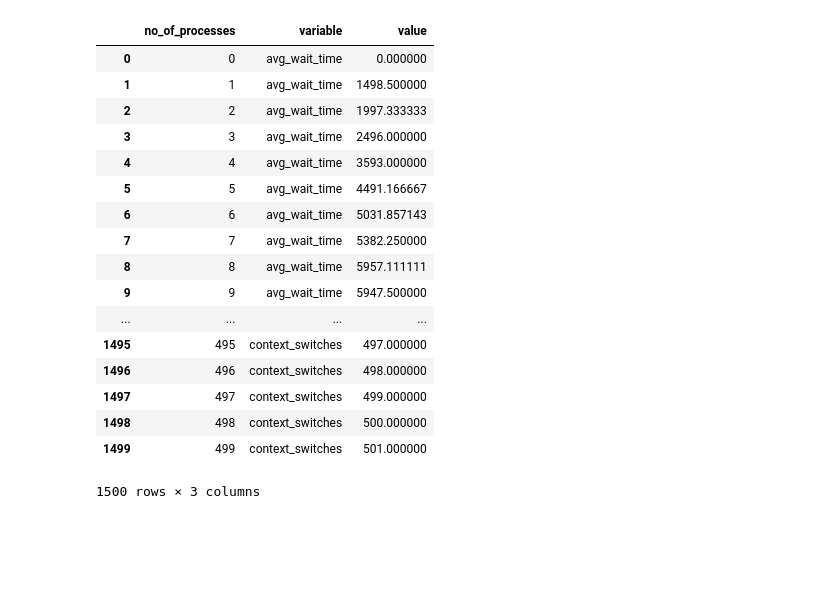
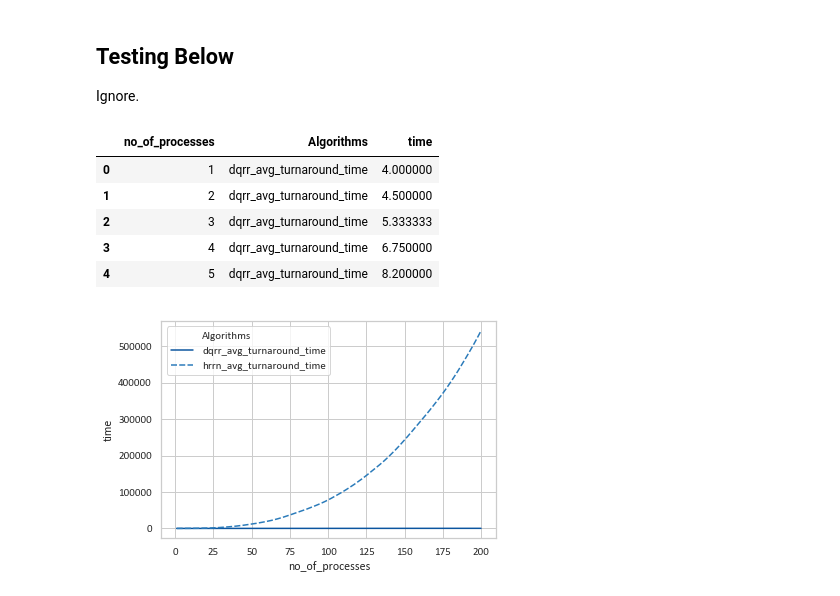
Before and after one commit to kainspraveen/IODTSRR-RRHRRN, a Jupyter notebook: Graphing/Plotter.ipynb, the cells around one changed output. Drawn from its saved outputs; the diff is of its cells as text; code cells hidden in the pictures; blank space fills up the shorter version.

Commit message:
#3 PLOTTER COMPLETE Produces a total of 18 graphs. Note that presently generated graphs and csvs are incorrect and only serve to demonstrate the functionality of the plotter.

```diff
--- a/Graphing/Plotter.ipynb
+++ b/Graphing/Plotter.ipynb
@@ -6,5 +7,5 @@ import matplotlib.pyplot as plt
 # %%
-files = [f for f in os.listdir('.') if os.path.isfile(f)]
-files.remove('Plotter.ipynb')
-files
+allfiles = [f for f in os.listdir('.') if os.path.isfile(f)]
+allfiles.remove('Plotter.ipynb')
+allfiles
 # %% [output]
@@ -16,0 +29,7 @@ files
+# %%
+#csv files
+files=[]
+for file in allfiles:
+    if file.split('.')[1]=='csv':
+        files.append(file)
+files
@@ -55,0 +82,4 @@ df_500_dec_z
+# %%
+TATcols=['dqrr_avg_turnaround_time', 'hrrn_avg_turnaround_time','no_of_processes']
+WTcols=['dqrr_avg_wait_time', 'hrrn_avg_wait_time','no_of_processes']
+CScols=['dqrr_context_switches', 'hrrn_context_switches','no_of_processes']
@@ -56,22 +164,14 @@ df_500_dec_z
+# %% [markdown]
+## Testing Below
+Ignore.
 # %%
-melt0=pd.melt(dfs.get(df_names[0]), id_vars='no_of_processes')
-melt0
+meltable=dfs.get(df_names[0])[TATcols]
+melt0=pd.melt(meltable, id_vars='no_of_processes', value_name='time',var_name='Algorithms')
+melt0.head()
 # %% [output]
-|  | no_of_processes | variable | value |
-| 0 | 0 | avg_wait_time | 0.000000 |
-| 1 | 1 | avg_wait_time | 1498.500000 |
-| 2 | 2 | avg_wait_time | 1997.333333 |
-| 3 | 3 | avg_wait_time | 2496.000000 |
-| 4 | 4 | avg_wait_time | 3593.000000 |
-| 5 | 5 | avg_wait_time | 4491.166667 |
-| 6 | 6 | avg_wait_time | 5031.857143 |
-| 7 | 7 | avg_wait_time | 5382.250000 |
-| 8 | 8 | avg_wait_time | 5957.111111 |
-| 9 | 9 | avg_wait_time | 5947.500000 |
-| ... | ... | ... | ... |
-| 1495 | 495 | context_switches | 497.000000 |
-| 1496 | 496 | context_switches | 498.000000 |
-| 1497 | 497 | context_switches | 499.000000 |
-| 1498 | 498 | context_switches | 500.000000 |
-| 1499 | 499 | context_switches | 501.000000 |
+|  | no_of_processes | Algorithms | time |
+| 0 | 1 | dqrr_avg_turnaround_time | 4.000000 |
+| 1 | 2 | dqrr_avg_turnaround_time | 4.500000 |
+| 2 | 3 | dqrr_avg_turnaround_time | 5.333333 |
+| 3 | 4 | dqrr_avg_turnaround_time | 6.750000 |
+| 4 | 5 | dqrr_avg_turnaround_time | 8.200000 |
-1500 rows × 3 columns
@@ -77,0 +182,5 @@ melt0
+# %%
+sns.set(style='whitegrid', palette='Blues_r', font='Calibri')
+sns_plot=sns.lineplot(x='no_of_processes',y='time', hue='Algorithms', style='Algorithms', data=melt0)
+# %% [output]
+[figure, added]
```
Also changed, not shown: parts of 8 cells of this notebook, 30 other files.
